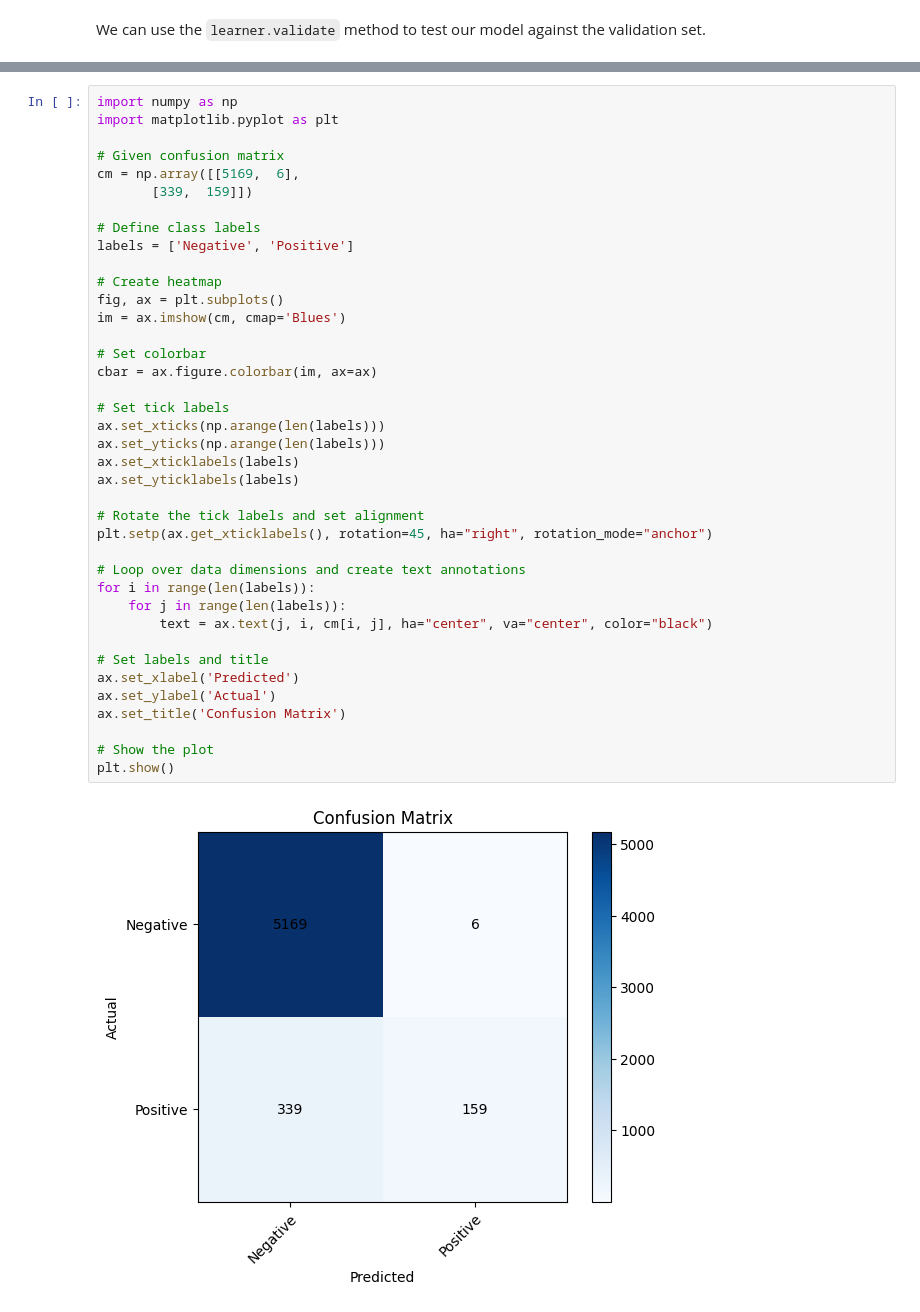
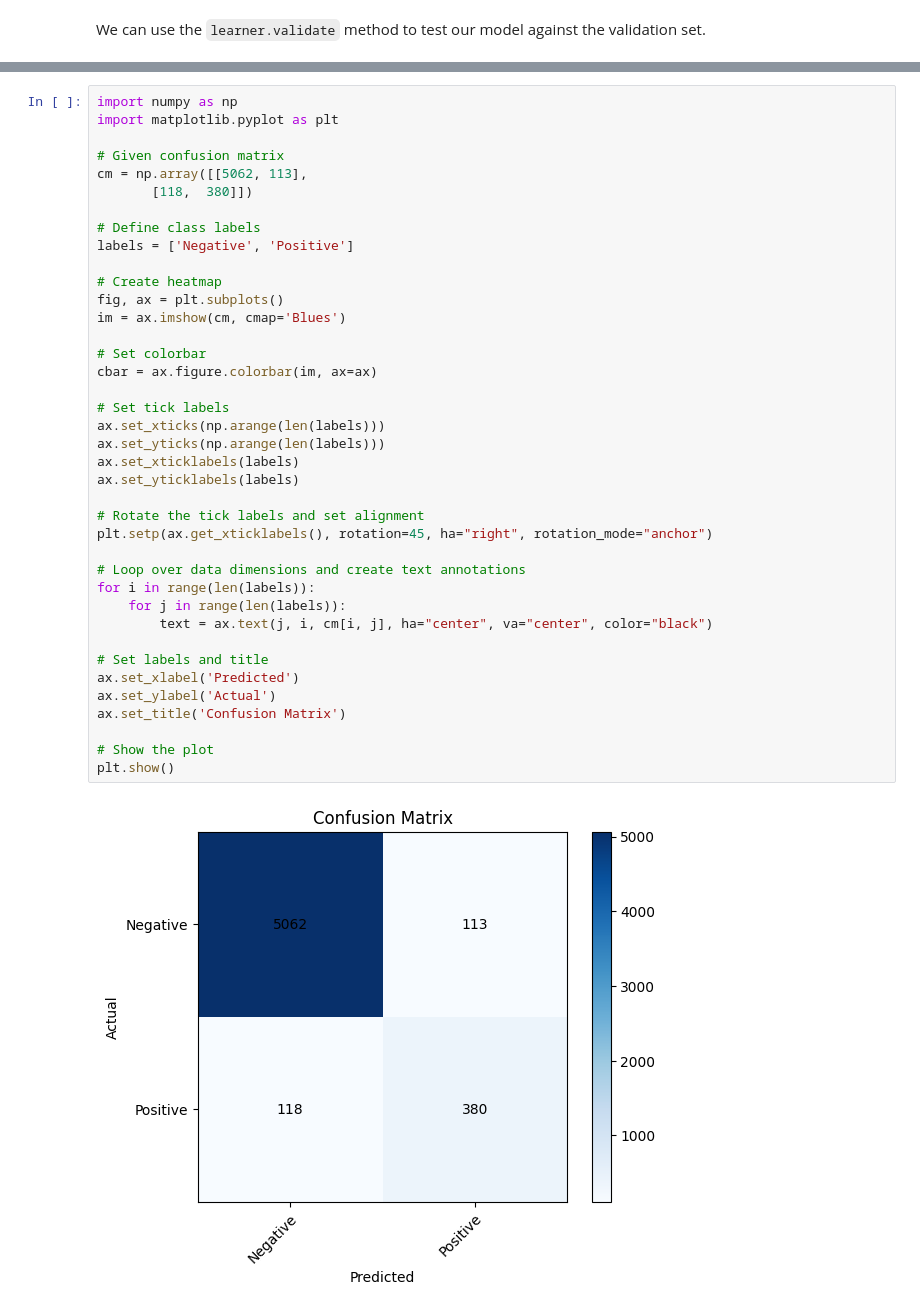
Before and after one commit to dmarticr/ml_adv_proj, a Jupyter notebook: modeling/Legal_BERT.ipynb, the cells around one changed output, grey strips where cells are left out. Cells and saved outputs as stored; diff of their text form.

```diff
--- a/modeling/Legal_BERT.ipynb
+++ b/modeling/Legal_BERT.ipynb
@@ -208,39 +207,39 @@ import numpy as np
 import matplotlib.pyplot as plt
 
 # Given confusion matrix
-cm = np.array([[5169,  6],
-       [339,  159]])
+cm = np.array([[5062, 113],
+       [118,  380]])
 
 # Define class labels
 labels = ['Negative', 'Positive']
 
 # Create heatmap
 fig, ax = plt.subplots()
 im = ax.imshow(cm, cmap='Blues')
 
 # Set colorbar
 cbar = ax.figure.colorbar(im, ax=ax)
 
 # Set tick labels
 ax.set_xticks(np.arange(len(labels)))
 ax.set_yticks(np.arange(len(labels)))
 ax.set_xticklabels(labels)
 ax.set_yticklabels(labels)
 
 # Rotate the tick labels and set alignment
 plt.setp(ax.get_xticklabels(), rotation=45, ha="right", rotation_mode="anchor")
 
 # Loop over data dimensions and create text annotations
 for i in range(len(labels)):
     for j in range(len(labels)):
         text = ax.text(j, i, cm[i, j], ha="center", va="center", color="black")
 
 # Set labels and title
 ax.set_xlabel('Predicted')
 ax.set_ylabel('Actual')
 ax.set_title('Confusion Matrix')
 
 # Show the plot
 plt.show()
 # %% [output]
-[figure, old version]
+[figure, new version]
```
Also changed, not shown: parts of 8 cells of this notebook.
